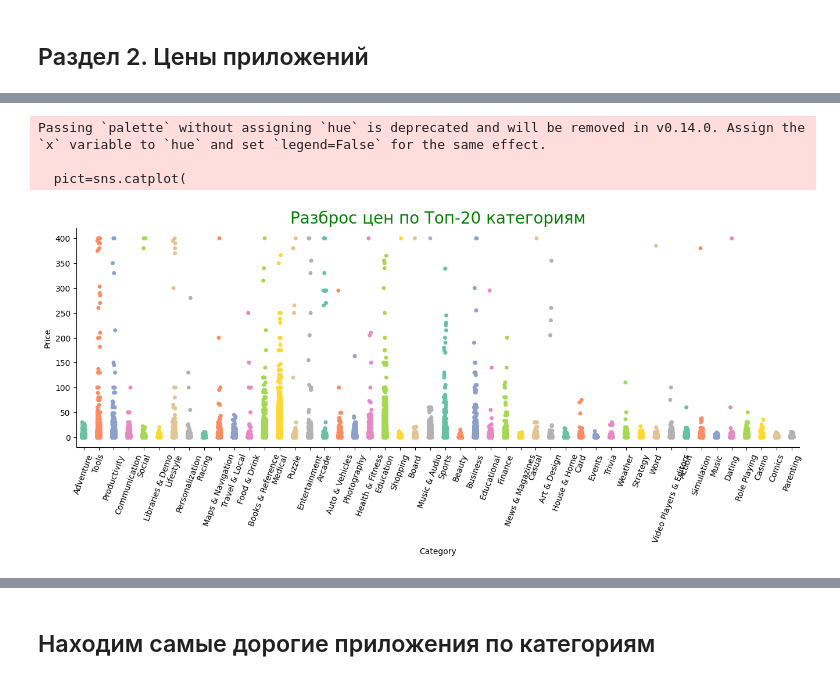
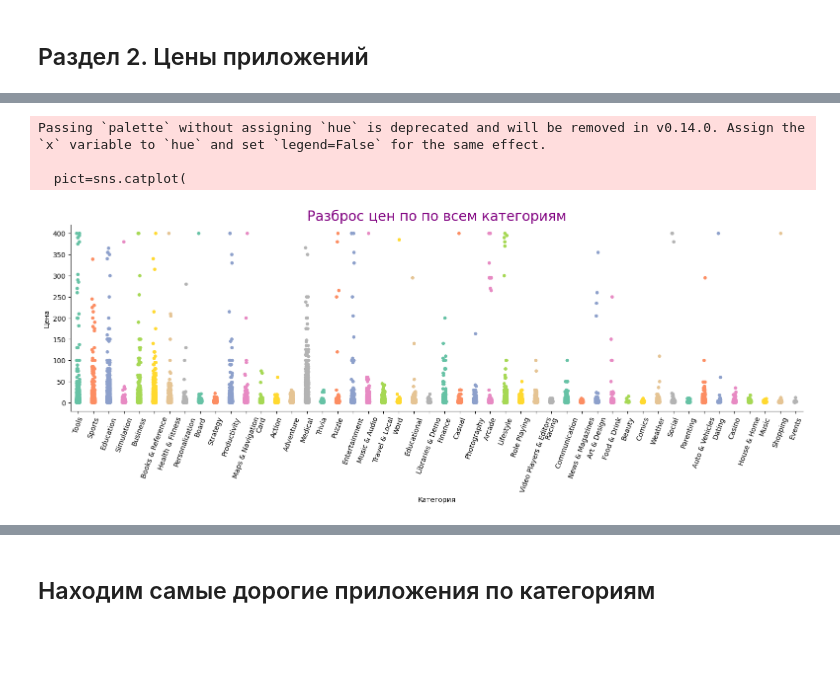
Before and after one commit to Valentin1313/DA_final_project, a Jupyter notebook: Final_Research.ipynb, the cells around one changed output, grey strips where cells are left out. Drawn from its saved outputs; the diff is of its cells as text; code cells hidden in the pictures; blank space fills up the shorter version.

```diff
--- a/Final_Research.ipynb
+++ b/Final_Research.ipynb
@@ -399,12 +449,12 @@ table_1
 # %%
 a=sns.color_palette()
-rcParams['figure.figsize']= 9,6
+rcParams['figure.figsize']= 9,8.5
 
 
 sns.barplot(table_1, x="Max_installs_млн_раз", y='App_name', hue='Category',palette=a)
-plt.title('Топ-10 самых популярных приложений по категориям', size=15, color='g', weight='bold')
+plt.title('Топ-20 самых популярных приложений по категориям', size=15, color='g', weight='bold')
 plt.xticks(rotation=0);
 plt.yticks(rotation=0);
 plt.xlabel('Максимальное кол-во установок, млн. раз');
-plt.ylabel('Приложени');
+plt.ylabel('Приложения');
 # %% [output]
@@ -657,0 +739,6 @@ Name: count, Length: 1063, dtype: int64
+# %%
+# Убираем цены с 0 и сортируем категории по наличию наибольшего кол-ва цен в каждой категории
+pl_store_with_0=pl_store.query("Price!=0") # убрали нули из DataFrame
+# Оставляем только долларовую валюту
+pl_with_0_dol=pl_store_with_0.query('Currency=="USD"')
+pl_with_0_dol.head(10)
@@ -658,18 +757,21 @@ Name: count, Length: 1063, dtype: int64
 # %%
 # Разброс цен приложений по категориям
 pict=sns.catplot(
     x='Category',
     y='Price',
-    data=pl_store,
+    data=pl_with_0_dol,
     kind='strip',
     height=4.5,
-    aspect=3,
+    aspect=3.5,
     palette='Set2'
     );
-pict.tick_params(axis='x', rotation=70)
-plt.title('Разброс цен по Топ-20 категориям', size=20, color='g');
+
+pict.tick_params(axis='x', rotation=70);
+plt.title('Разброс цен по по всем категориям', size=20, color='Purple');
+plt.xlabel('Категория');
+plt.ylabel('Цена');
 # %% [output]
 Passing `palette` without assigning `hue` is deprecated and will be removed in v0.14.0. Assign the `x` variable to `hue` and set `legend=False` for the same effect.
 
   pict=sns.catplot(
-[figure, old version]
+[figure, new version]
```
Also changed, not shown: parts of 66 cells of this notebook.
